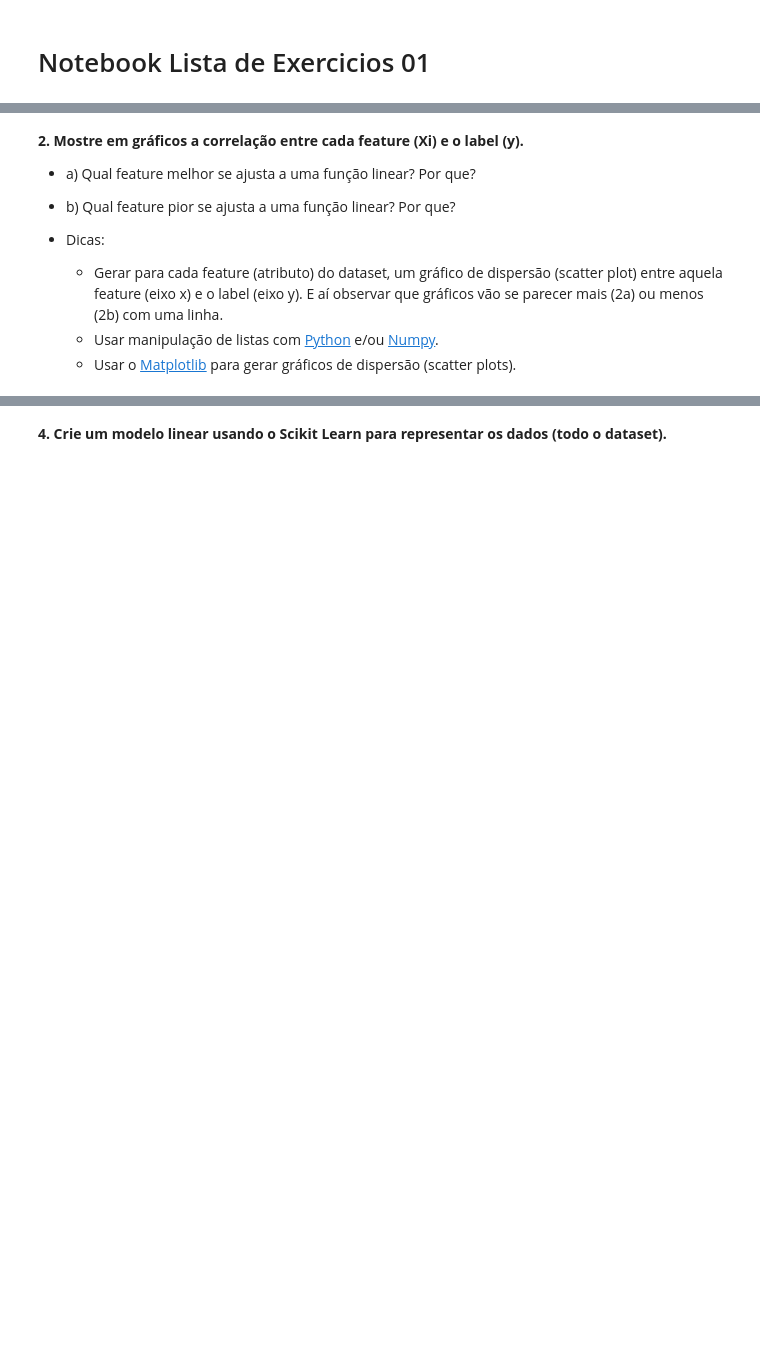
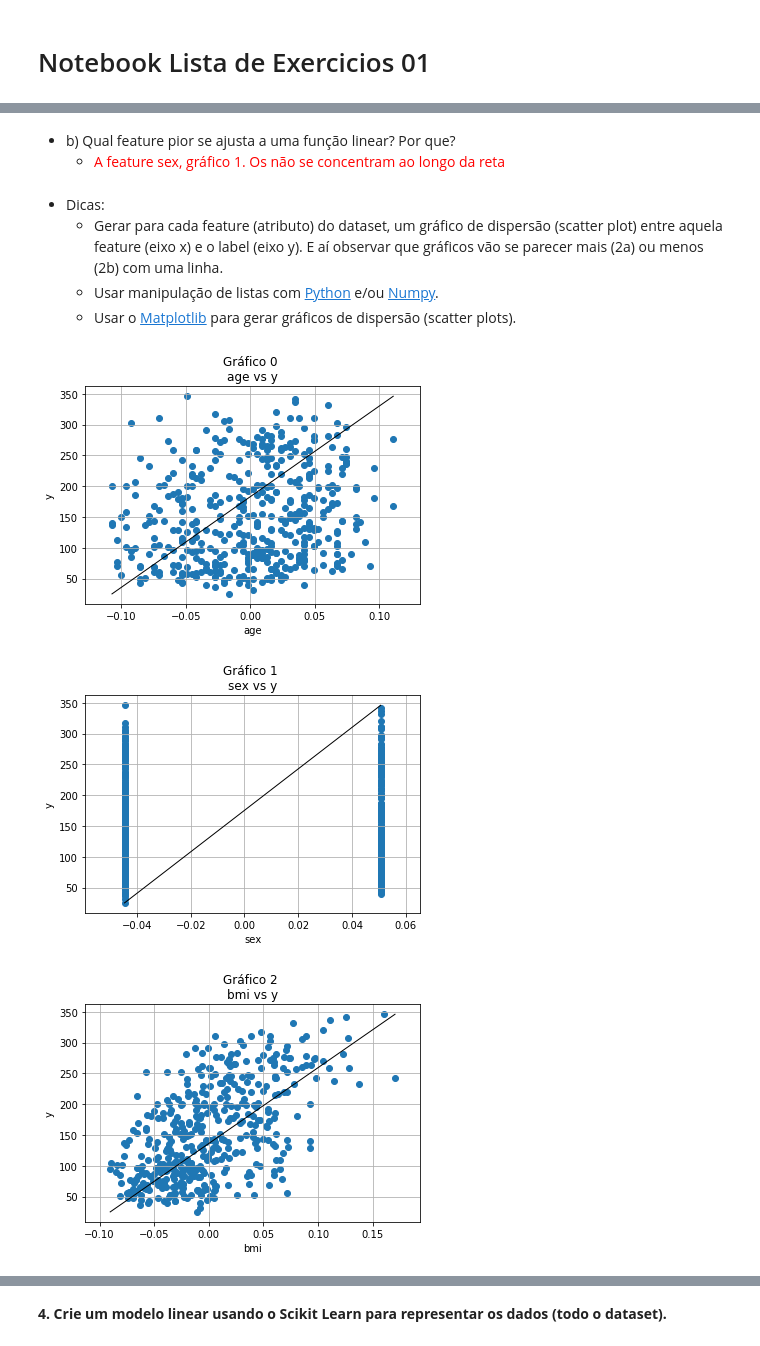
Before and after one commit to raysonsantos/course-machine-learning, a Jupyter notebook: notebook-listas/Notebook Lista de Exercicios 01.ipynb, the cells around one changed output, grey strips where cells are left out. Saved outputs shown, nothing was run; the diff lists cells and outputs as text; code cells hidden in the pictures; blank space fills up the shorter version.

```diff
--- a/notebook-listas/Notebook Lista de Exercicios 01.ipynb
+++ b/notebook-listas/Notebook Lista de Exercicios 01.ipynb
@@ -4,0 +13,2 @@
+# %%
+X, y = datasets.load_diabetes(return_X_y=True)
@@ -5,10 +66,23 @@
+# %% [markdown]
+* b) Qual feature pior se ajusta a uma função linear? Por que?
+   * <span style="color: red">A feature sex, gráfico 1. Os não se concentram ao longo da reta</span>
 # %% [markdown]
-**2. Mostre em gráficos a correlação entre cada feature (Xi) e o label (y).**
-* a) Qual feature melhor se ajusta a uma função linear? Por que?
-
-* b) Qual feature pior se ajusta a uma função linear? Por que?
-
 * Dicas:
     * Gerar para cada feature (atributo) do dataset, um gráfico de dispersão (scatter plot) entre aquela feature (eixo x) e o label (eixo y). E aí observar que gráficos vão se parecer mais (2a) ou menos (2b) com uma linha.
     * Usar manipulação de listas com [Python](https://github.com/ciencia-de-dados-pratica/praticas/blob/master/minicurso-data-science/02-python_basico.ipynb) e/ou [Numpy](https://github.com/ciencia-de-dados-pratica/praticas/blob/master/05-introducao-numpy.ipynb).
     * Usar o [Matplotlib](https://github.com/ciencia-de-dados-pratica/praticas/blob/master/praticas/tutorial-matplotlib.ipynb) para gerar gráficos de dispersão (scatter plots).
+# %%
+feature_names = datasets.load_diabetes()['feature_names']
+for i in np.arange(0, 10, 1):
+    x = X[:,i]
+    plt.scatter(x, y)
+    plt.title('Gráfico {} \n{} vs y'.format(i, feature_names[i]))
+    plt.xlabel(feature_names[i])
+    plt.ylabel('y')
+    plt.grid()
+    plt.plot([min(x), max(x)], [min(y), max(y)], 'k-', lw=1);
+    plt.show()
+# %% [output]
+[figure, added]
+[figure, added]
+[figure, added]
```
Also changed, not shown: parts of 48 cells of this notebook, 1 other file.
